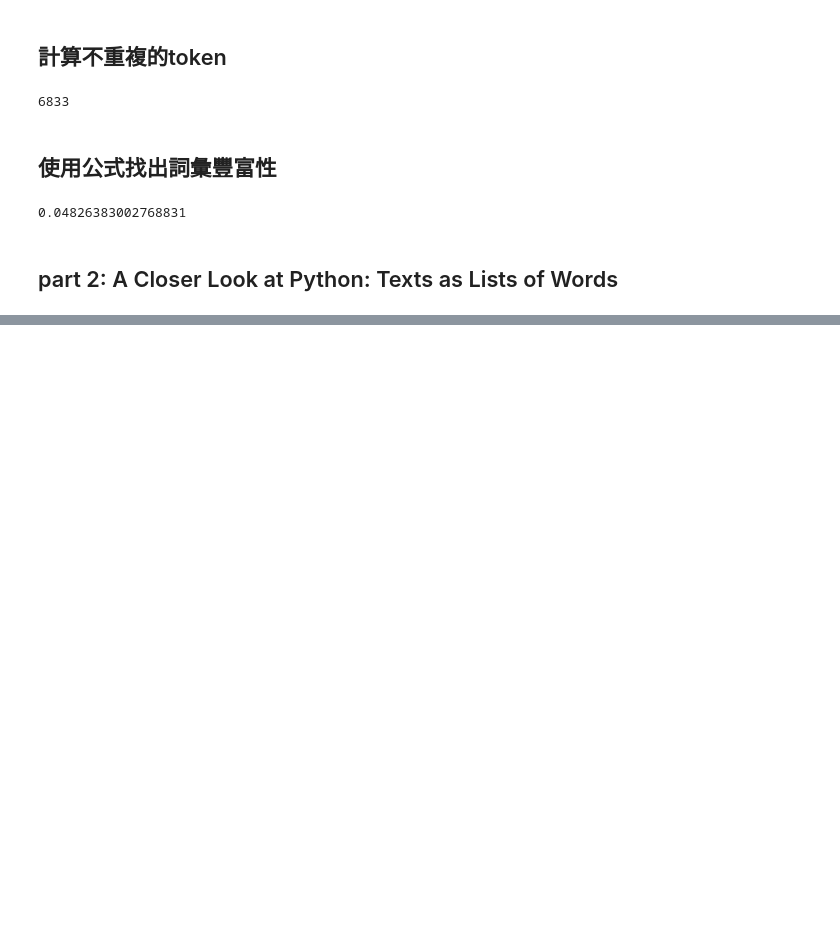
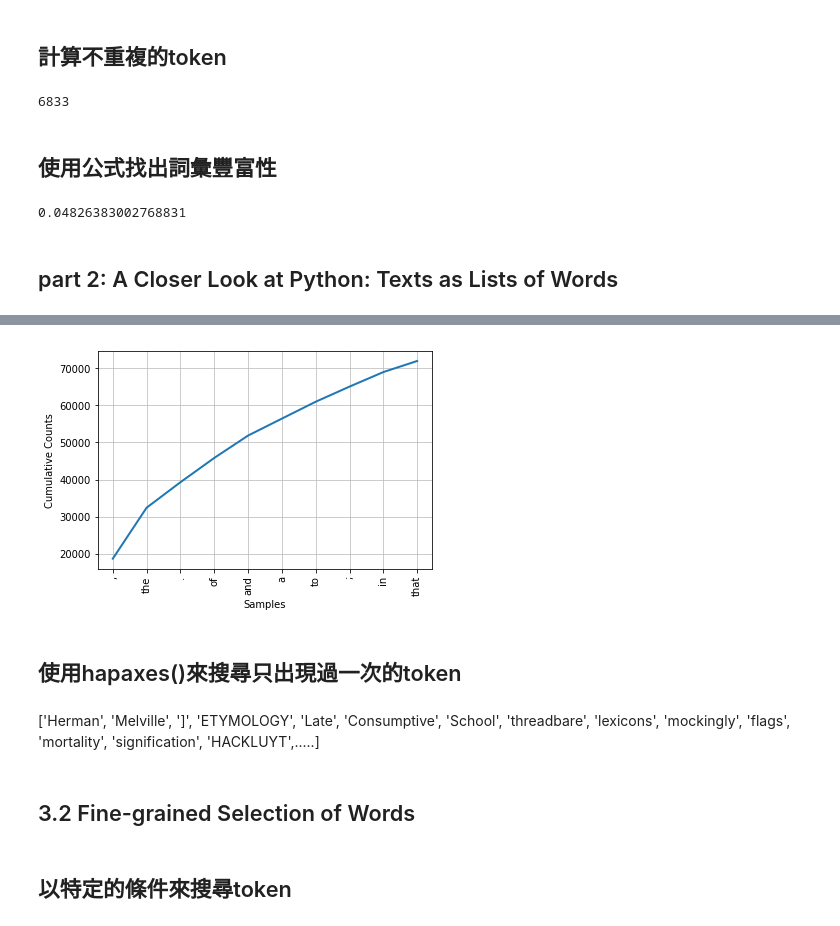
Before and after one commit to xxcqc250/NLTK_teaching, a Jupyter notebook: CH1_Language_Processing_and_Python.ipynb, the cells around one changed output, grey strips where cells are left out. Cells and saved outputs as stored; diff of their text form; code cells hidden in the pictures; blank space fills up the shorter version.

```diff
--- a/CH1_Language_Processing_and_Python.ipynb
+++ b/CH1_Language_Processing_and_Python.ipynb
@@ -113,0 +235,6 @@ len(set(text2)) / len(text2)
+# %%
+flist.plot(10, cumulative=True)
+# %% [output]
+[figure, added]
+# %% [markdown]
+## 使用hapaxes()來搜尋只出現過一次的token
@@ -113,0 +243,19 @@ len(set(text2)) / len(text2)
+# %% [markdown]
+['Herman',
+ 'Melville',
+ ']',
+ 'ETYMOLOGY',
+ 'Late',
+ 'Consumptive',
+ 'School',
+ 'threadbare',
+ 'lexicons',
+ 'mockingly',
+ 'flags',
+ 'mortality',
+ 'signification',
+ 'HACKLUYT',.....]
+# %% [markdown]
+## 3.2   Fine-grained Selection of Words
+# %% [markdown]
+## 以特定的條件來搜尋token
```
Also changed, not shown: parts of 39 cells of this notebook.
